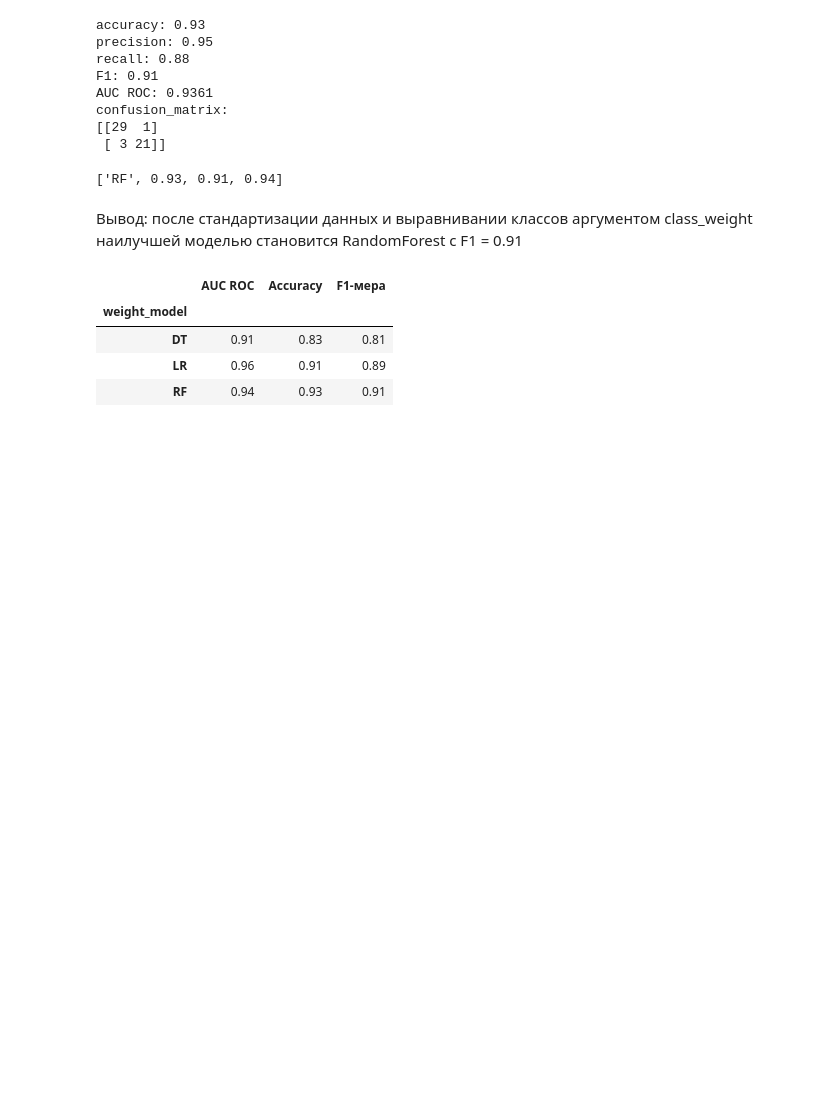
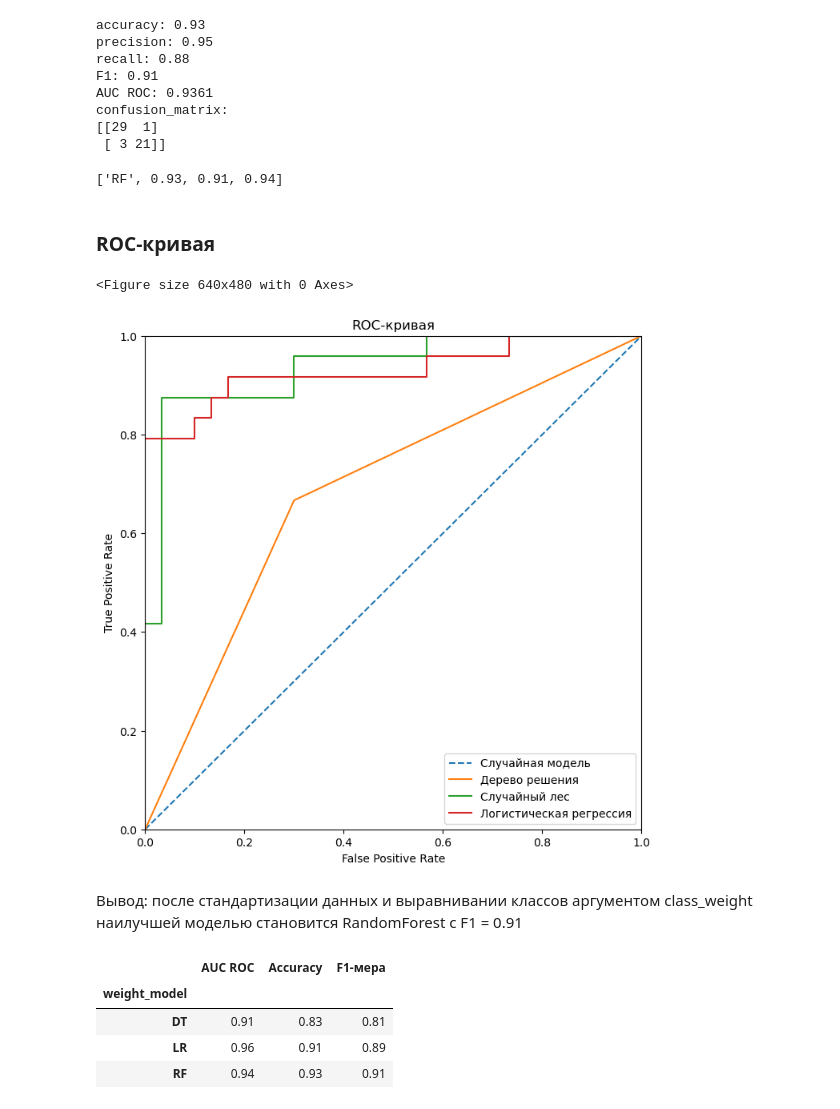
Before and after one commit to ElizabethShoshev/Project-masterskay, a Jupyter notebook: Disease_Heart.ipynb, the cells around one changed output. Cells and saved outputs as stored; diff of their text form; code cells hidden in the pictures; blank space fills up the shorter version.

```diff
--- a/Disease_Heart.ipynb
+++ b/Disease_Heart.ipynb
@@ -786,3 +772,5 @@ confusion_matrix:
 [[29  1]
  [ 3 21]]
 ['RF', 0.93, 0.91, 0.94]
+# %% [markdown]
+### ROC-кривая
@@ -789,3 +793,22 @@ confusion_matrix:
+# %%
+plt.figure()
+
+plt.figure(figsize=(8,8))
+plt.plot([0, 1], [0, 1], linestyle='--')
+plt.xlim([0.0, 1.0])
+plt.ylim([0.0, 1.0])
+plt.plot(fpr_tree,tpr_tree)
+plt.plot(fpr_forest,tpr_forest)
+plt.plot(fpr_log,tpr_log)
+plt.xlabel('False Positive Rate')
+plt.ylabel('True Positive Rate')
+plt.title('ROC-кривая')
+plt.legend(('Случайная модель','Дерево решения','Случайный лес','Логистическая регрессия'),
+           loc= 'lower right')
+plt.show()
+# %% [output]
+<Figure size 640x480 with 0 Axes>
+[figure, added]
 # %% [markdown]
 Вывод: после стандартизации данных и выравнивании классов аргументом class_weight наилучшей моделью становится RandomForest c F1 = 0.91
 # %%
```
Also changed, not shown: parts of 27 cells of this notebook.
